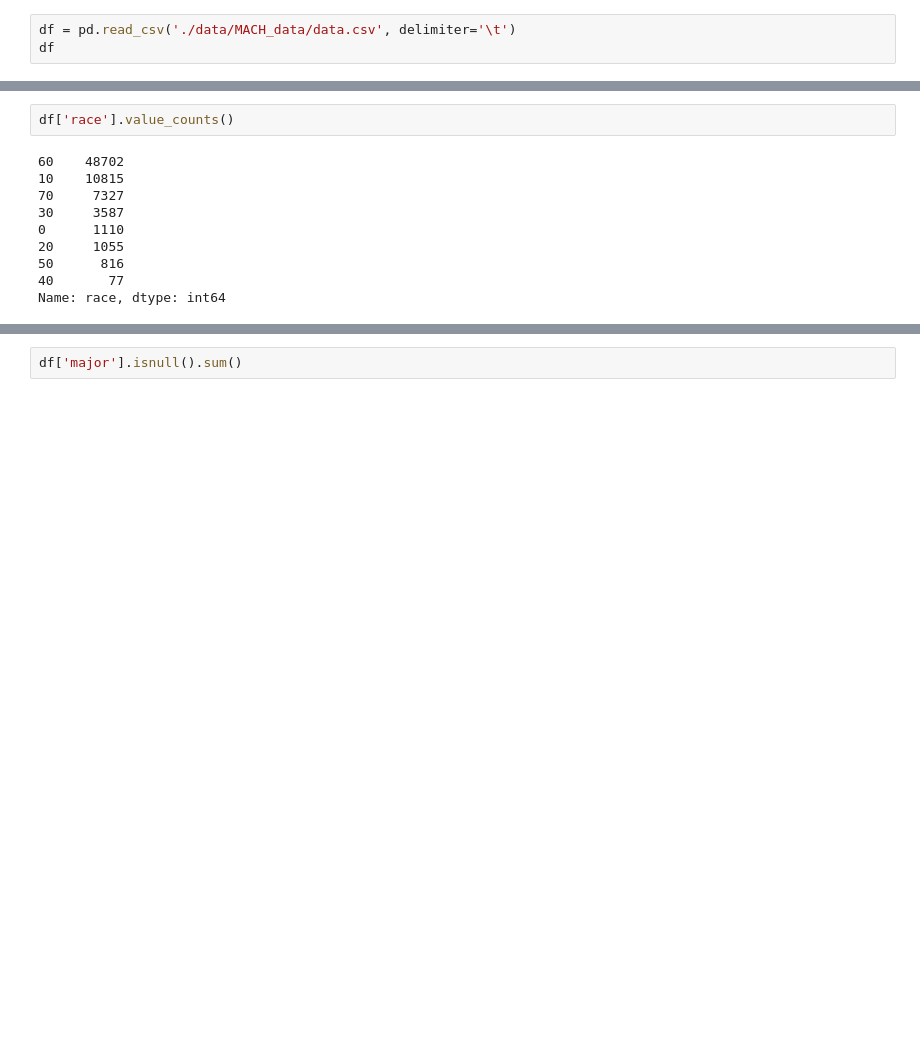
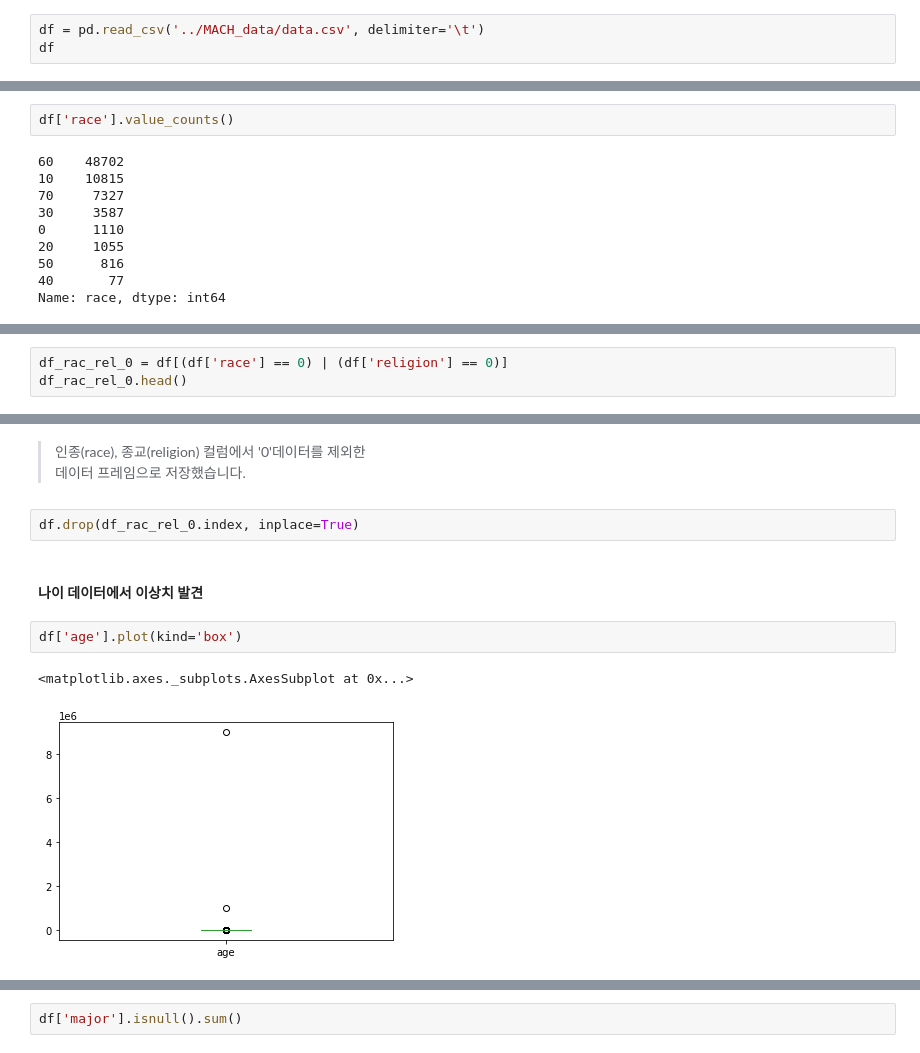
Before and after one commit to dss-14th/ml-repo-3, a Jupyter notebook: jk/data_for_auto_eda.ipynb, the cells around one changed output, grey strips where cells are left out. Saved outputs shown, nothing was run; the diff lists cells and outputs as text; blank space fills up the shorter version.

```diff
--- a/jk/data_for_auto_eda.ipynb
+++ b/jk/data_for_auto_eda.ipynb
@@ -3,7 +6,7 @@
 # %% [markdown]
 ### 전체 데이터 불러오기
 # %%
-df = pd.read_csv('./data/MACH_data/data.csv', delimiter='\t')
+df = pd.read_csv('../MACH_data/data.csv', delimiter='\t')
 df
 # %% [output]
 |  | Q1A | Q1I | Q1E | Q2A | Q2I | Q2E | Q3A | Q3I | Q3E | Q4A | ... | ... |
@@ -38,0 +66,3 @@ Name: race, dtype: int64
+# %%
+df_rac_rel_0 = df[(df['race'] == 0) | (df['religion'] == 0)]
+df_rac_rel_0.head()
@@ -38,0 +88,12 @@ Name: race, dtype: int64
+# %% [markdown]
+> 인종(race), 종교(religion) 컬럼에서 '0'데이터를 제외한
+데이터 프레임으로 저장했습니다.
+# %%
+df.drop(df_rac_rel_0.index, inplace=True)
+# %% [markdown]
+#### 나이 데이터에서 이상치 발견
+# %%
+df['age'].plot(kind='box')
+# %% [output]
+<matplotlib.axes._subplots.AxesSubplot at 0x...>
+[figure, added]
```
Also changed, not shown: parts of 18 cells of this notebook, 1 other file.
